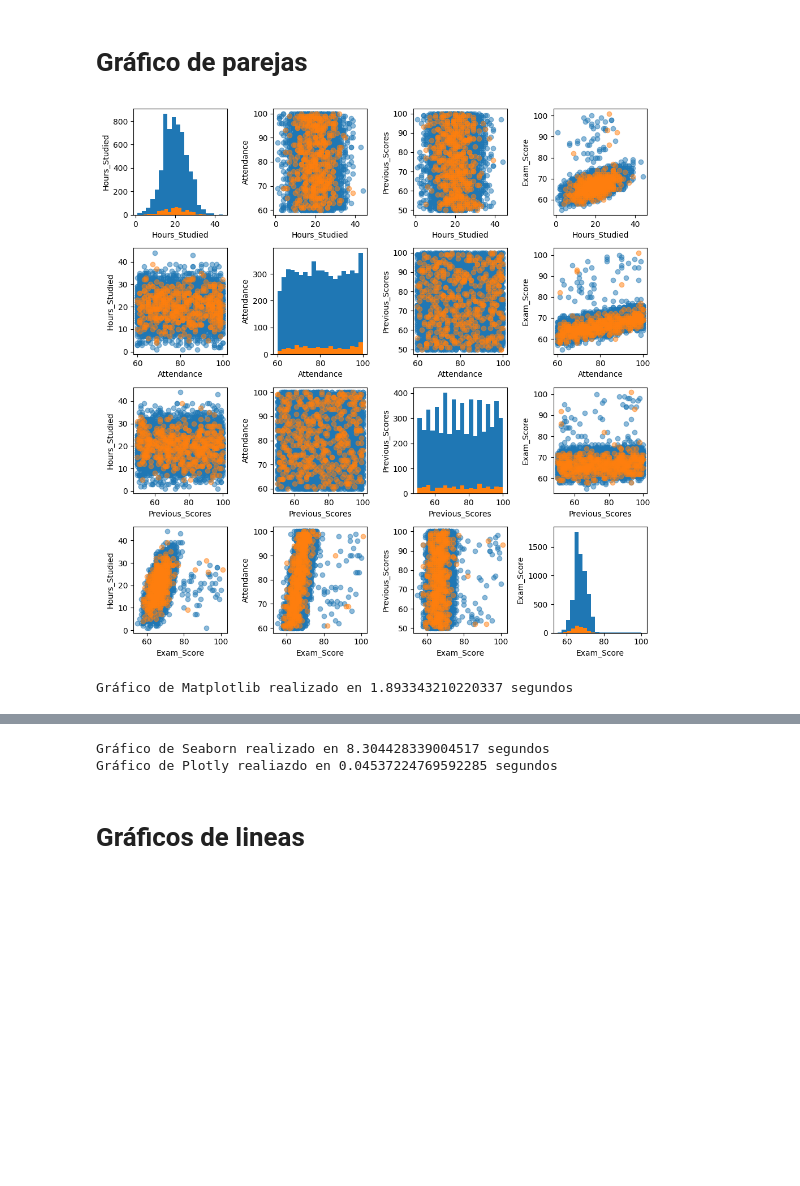
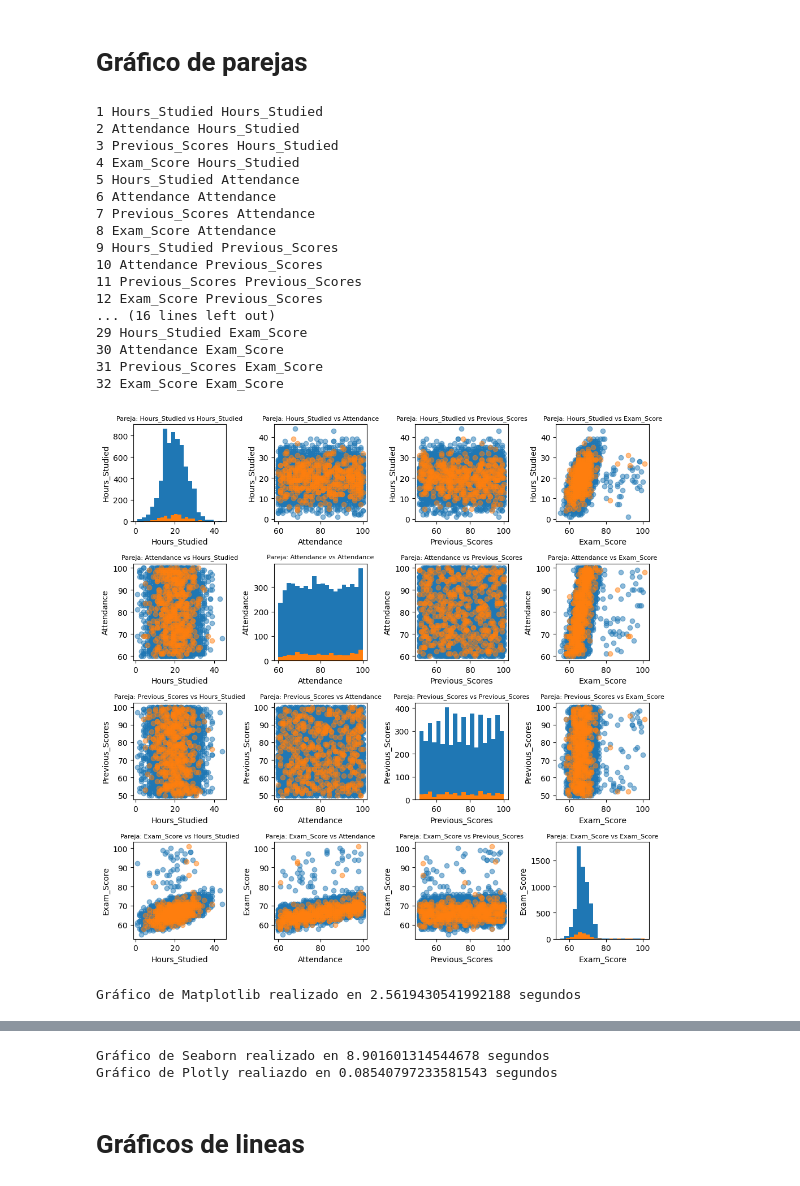
Before and after one commit to juanluserra/master_bigdata, a Jupyter notebook: VISUALIZACION DE DATOS/trabajo/graficas.ipynb, the cells around one changed output, grey strips where cells are left out. Cells and saved outputs as stored; diff of their text form; code cells hidden in the pictures; blank space fills up the shorter version.

```diff
--- a/VISUALIZACION DE DATOS/trabajo/graficas.ipynb
+++ b/VISUALIZACION DE DATOS/trabajo/graficas.ipynb
@@ -308,53 +310,71 @@ plot_dataset = data_students[numerical_columns]
 fig, axes = plt.subplots(len(numerical_columns), len(numerical_columns), figsize=(10, 10))
 for cat in ["Yes", "No"]:
     plot_dataset_filt = plot_dataset[data_students[categorical] == cat]
-    for x,x_label in enumerate(numerical_columns):
-        for y,y_label in enumerate(numerical_columns):
-            ax = axes[x, y]
+    for y,y_label in enumerate(numerical_columns):
+        for x,x_label in enumerate(numerical_columns):
+            ax = axes[y, x]
             if x == y:
                 ax.hist(plot_dataset_filt[x_label], bins=20)
             else:
                 ax.scatter(plot_dataset_filt[x_label], plot_dataset_filt[y_label], alpha=0.5)
             ax.set_xlabel(x_label)
             ax.set_ylabel(y_label)
+            ax.set_title(f"Pareja: {y_label} vs {x_label}", fontsize=8)
 plt.tight_layout()
 plt.show()
 print(f"Gráfico de Matplotlib realizado en {time.time() - t1} segundos")
 
 
 #---------
 # Seaborn
 #---------
 t1 = time.time()
 numerical_columns = ["Hours_Studied", "Attendance", "Previous_Scores", "Exam_Score"]
 categorical = "Internet_Access"
 plot_dataset = data_students[numerical_columns]
 numerical_columns.append(categorical)
 plot_dataset = data_students[numerical_columns]
 sns.pairplot(plot_dataset, hue=categorical, plot_kws={"alpha": 0.7})
 plt.show()
 print(f"Gráfico de Seaborn realizado en {time.time() - t1} segundos")
 
 
 #--------
 # Plotly
 #--------
 t1 = time.time()
 numerical_columns = ["Hours_Studied", "Attendance", "Previous_Scores", "Exam_Score"]
 categorical = "Internet_Access"
 dataset_columns = numerical_columns.copy()
 dataset_columns.append(categorical)
 plot_dataset = data_students[dataset_columns]
 fig = px.scatter_matrix(plot_dataset, dimensions=numerical_columns, color=categorical)
 fig.update_layout(height=900, width=1100)
 fig.show()
 print(f"Gráfico de Plotly realiazdo en {time.time() - t1} segundos")
 # %% [output]
+1 Hours_Studied Hours_Studied
+2 Attendance Hours_Studied
+3 Previous_Scores Hours_Studied
+4 Exam_Score Hours_Studied
+5 Hours_Studied Attendance
+6 Attendance Attendance
+7 Previous_Scores Attendance
+8 Exam_Score Attendance
+9 Hours_Studied Previous_Scores
+10 Attendance Previous_Scores
+11 Previous_Scores Previous_Scores
+12 Exam_Score Previous_Scores
+... (16 lines left out)
+29 Hours_Studied Exam_Score
+30 Attendance Exam_Score
+31 Previous_Scores Exam_Score
+32 Exam_Score Exam_Score
-[figure, old version]
+[figure, new version]
-Gráfico de Matplotlib realizado en 1.893343210220337 segundos
+Gráfico de Matplotlib realizado en 2.5619430541992188 segundos
 [figure]
-Gráfico de Seaborn realizado en 8.304428339004517 segundos
-Gráfico de Plotly realiazdo en 0.04537224769592285 segundos
+Gráfico de Seaborn realizado en 8.901601314544678 segundos
+Gráfico de Plotly realiazdo en 0.08540797233581543 segundos
 # %% [markdown]
 # Gráficos de lineas
 # %%
```
Also changed, not shown: parts of 1 cell of this notebook, 4 other files.
